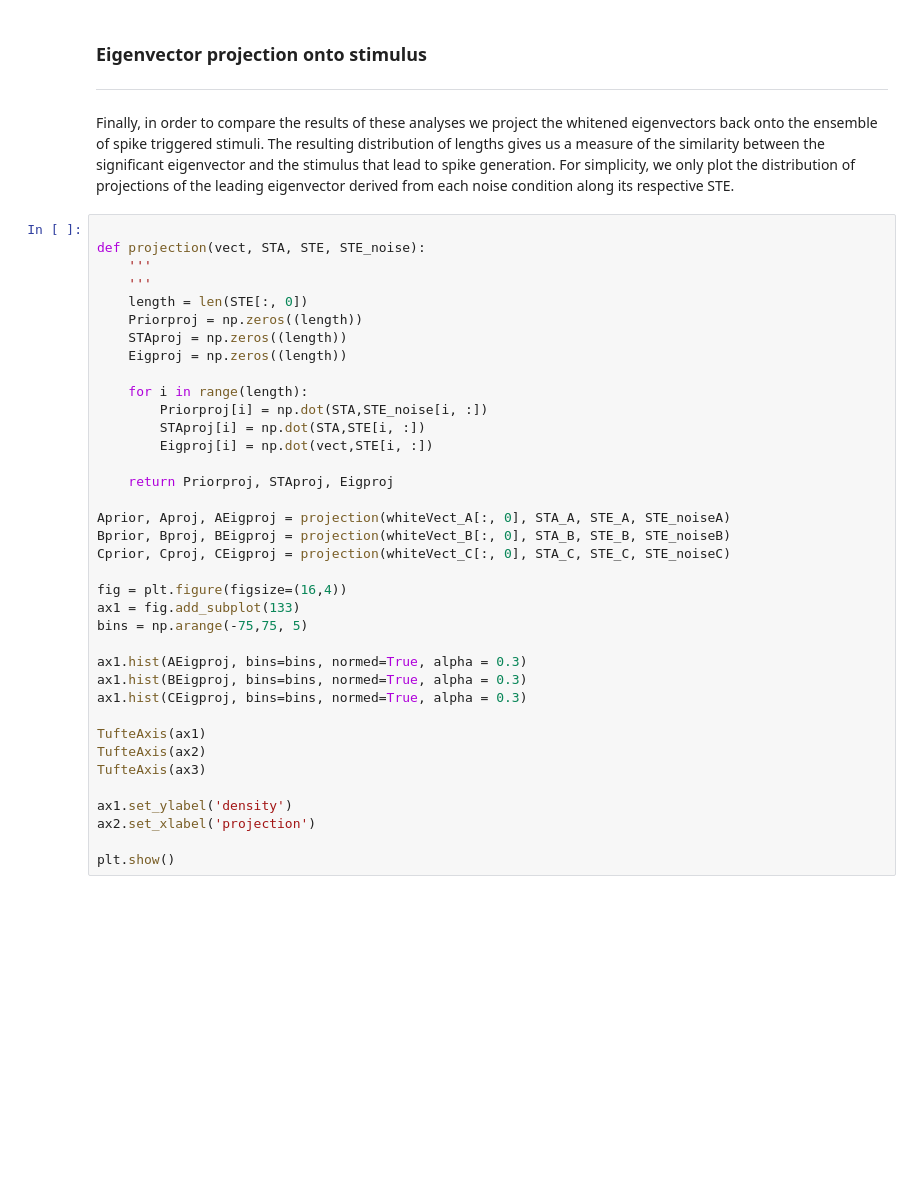
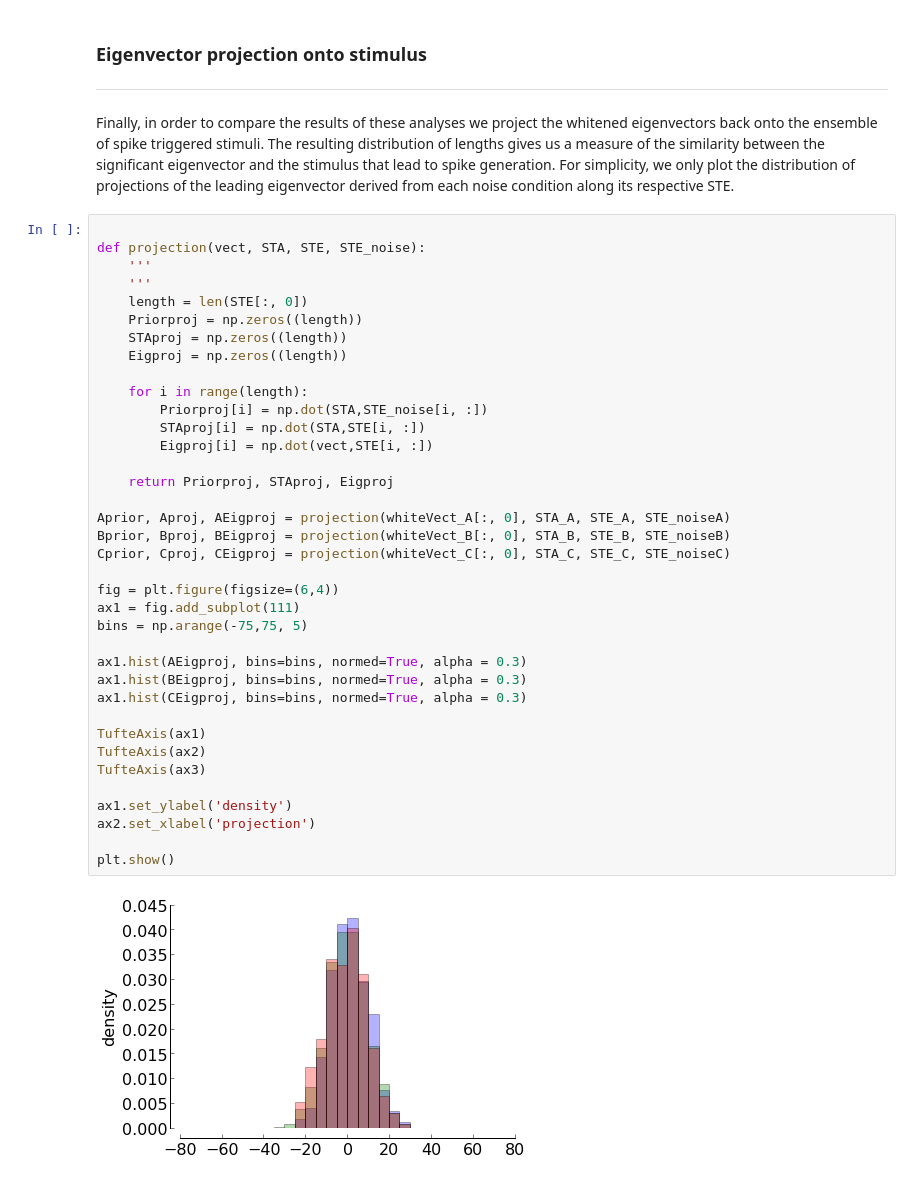
Before and after one commit to bps10/bps10.github.com, a Jupyter notebook: notebooks/Natural scenes.ipynb, the cells around one changed output. Cells and saved outputs as stored; diff of their text form; blank space fills up the shorter version.

```diff
--- a/notebooks/Natural scenes.ipynb
+++ b/notebooks/Natural scenes.ipynb
@@ -782,35 +796,37 @@ def projection(vect, STA, STE, STE_noise):
     length = len(STE[:, 0])
     Priorproj = np.zeros((length))
     STAproj = np.zeros((length))
     Eigproj = np.zeros((length))
 
     for i in range(length):
         Priorproj[i] = np.dot(STA,STE_noise[i, :])
         STAproj[i] = np.dot(STA,STE[i, :])
         Eigproj[i] = np.dot(vect,STE[i, :])
 
     return Priorproj, STAproj, Eigproj
 
 Aprior, Aproj, AEigproj = projection(whiteVect_A[:, 0], STA_A, STE_A, STE_noiseA)
 Bprior, Bproj, BEigproj = projection(whiteVect_B[:, 0], STA_B, STE_B, STE_noiseB)
 Cprior, Cproj, CEigproj = projection(whiteVect_C[:, 0], STA_C, STE_C, STE_noiseC)
 
-fig = plt.figure(figsize=(16,4))
-ax1 = fig.add_subplot(133)
+fig = plt.figure(figsize=(6,4))
+ax1 = fig.add_subplot(111)
 bins = np.arange(-75,75, 5)
 
 ax1.hist(AEigproj, bins=bins, normed=True, alpha = 0.3)
 ax1.hist(BEigproj, bins=bins, normed=True, alpha = 0.3)
 ax1.hist(CEigproj, bins=bins, normed=True, alpha = 0.3)
 
 TufteAxis(ax1)
 TufteAxis(ax2)
 TufteAxis(ax3)
 
 ax1.set_ylabel('density')
 ax2.set_xlabel('projection')
 
 plt.show()
+# %% [output]
+[figure, added]
 # %% [markdown]
 ### Conclusions
 ***
```
Also changed, not shown: parts of 13 cells of this notebook, 1 other file.
